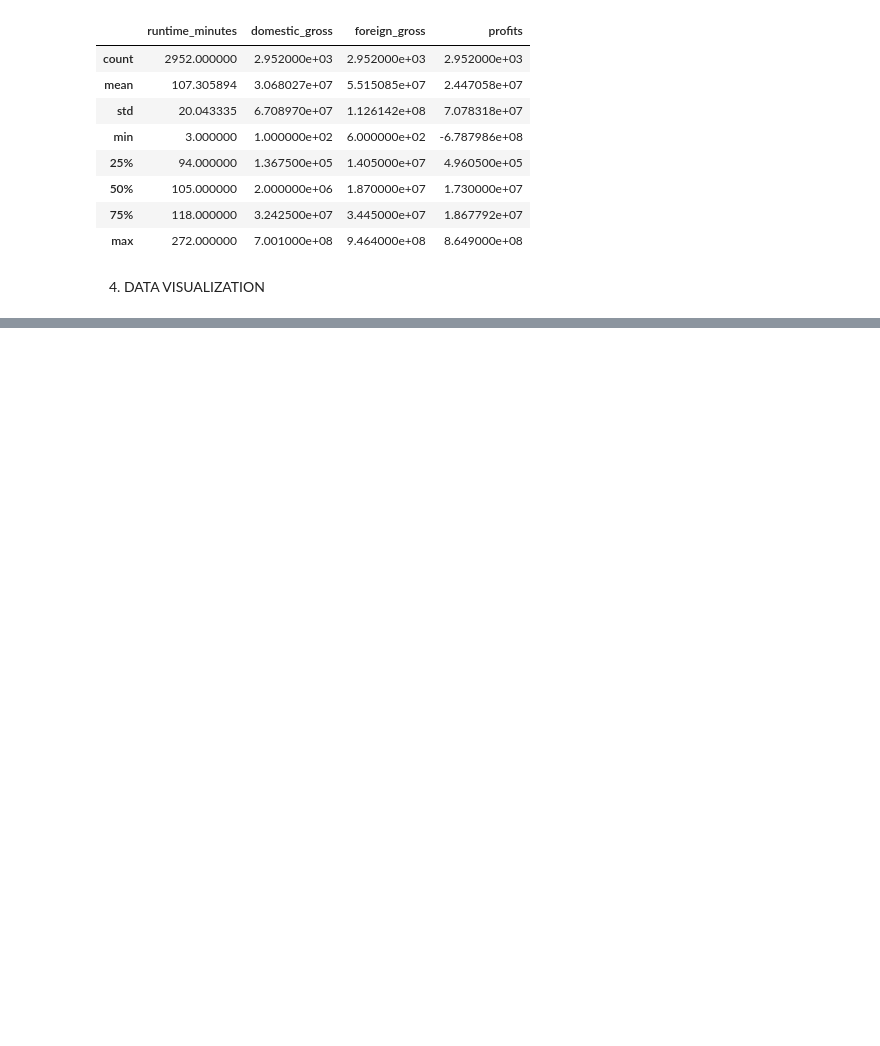
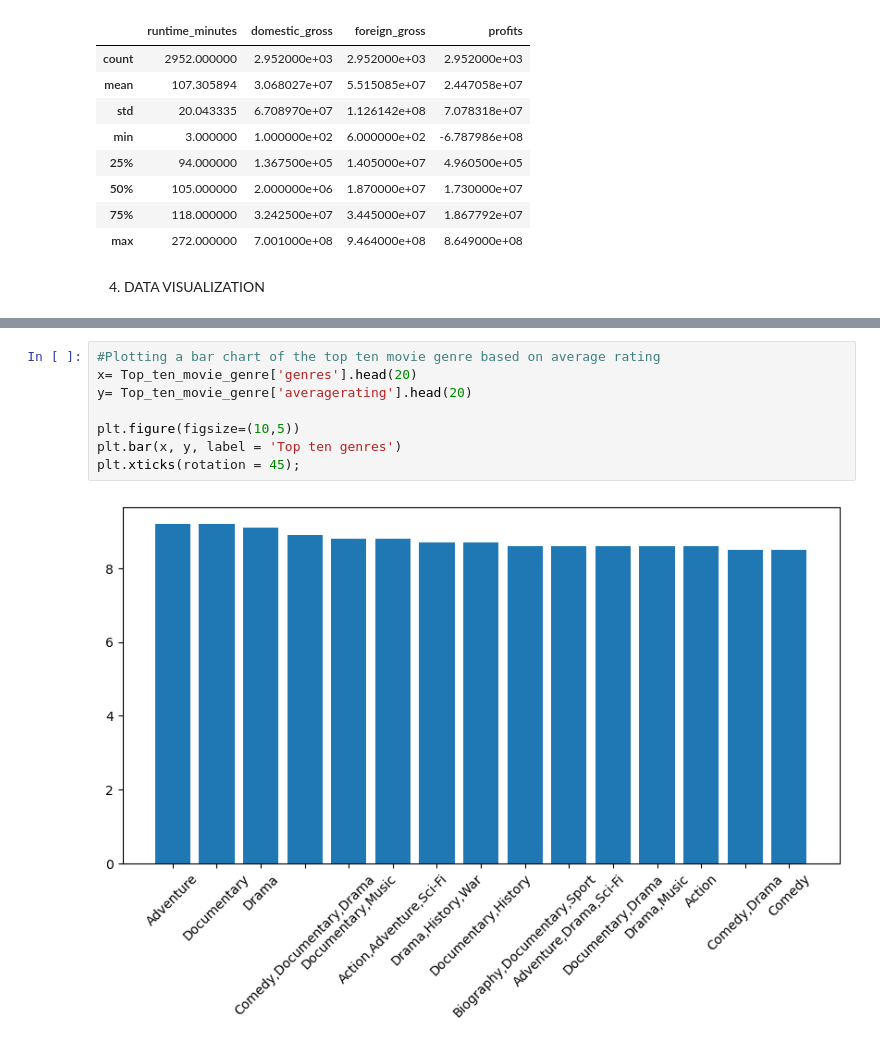
Before and after one commit to lynnndero/PHASE--1-PROJECT, a Jupyter notebook: Index.ipynb, the cells around one changed output, grey strips where cells are left out. Saved outputs shown, nothing was run; the diff lists cells and outputs as text; blank space fills up the shorter version.

```diff
--- a/Index.ipynb
+++ b/Index.ipynb
@@ -528,0 +680,10 @@ movie_stat_summary
+# %%
+#Plotting a bar chart of the top ten movie genre based on average rating
+x= Top_ten_movie_genre['genres'].head(20)
+y= Top_ten_movie_genre['averagerating'].head(20)
+
+plt.figure(figsize=(10,5))
+plt.bar(x, y, label = 'Top ten genres')
+plt.xticks(rotation = 45);
+# %% [output]
+[figure, added]
```
Also changed, not shown: parts of 15 cells of this notebook.
